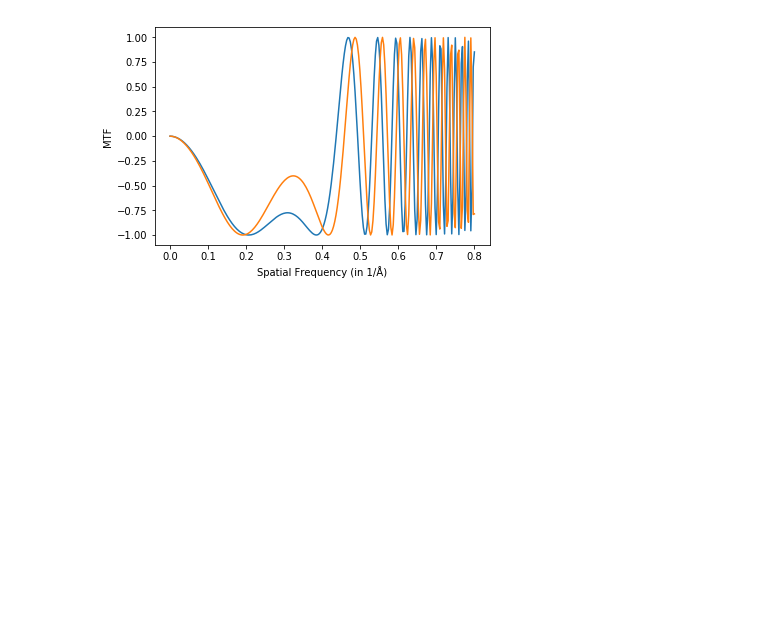
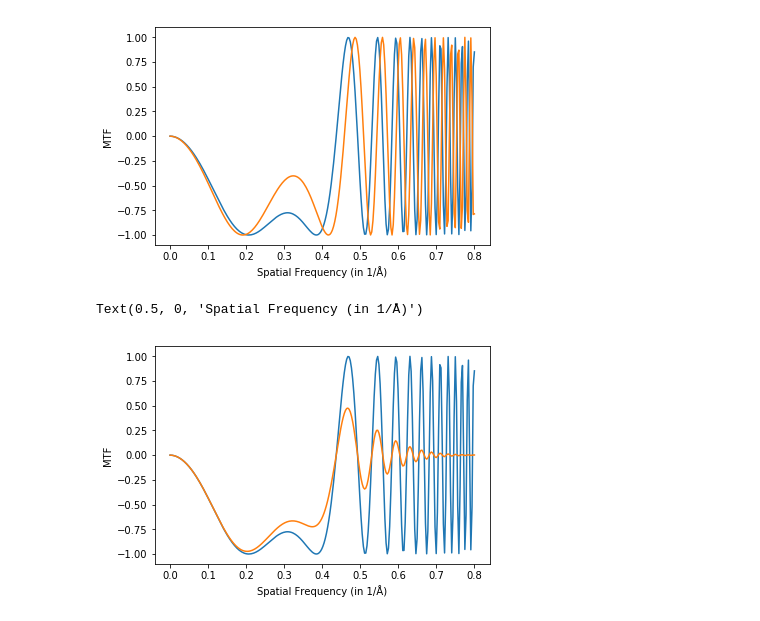
Before and after one commit to jacobjma/tensorwaves, a Jupyter notebook: examples/benchmark/kirkland_fig_3.4-3.6.ipynb, the cells around one changed output. Drawn from its saved outputs; the diff is of its cells as text; code cells hidden in the pictures; blank space fills up the shorter version.

```diff
--- a/examples/benchmark/kirkland_fig_3.4-3.6.ipynb
+++ b/examples/benchmark/kirkland_fig_3.4-3.6.ipynb
@@ -26,3 +26,22 @@ plt.xlabel('Spatial Frequency (in 1/Å)')
 # %% [output]
 Text(0.5, 0, 'Spatial Frequency (in 1/Å)')
 [figure]
+# %%
+# TODO : include partial spatial coherence to match Kirkland figure
+
+ctf = CTF(energy=200e3)
+ctf.aberrations.parametrization.defocus = -600
+ctf.aberrations.parametrization.Cs = 1e7
+
+k, phi = ctf.line_data(0, k_max=.8, n=256)
+plt.plot(k, phi.numpy().imag)
+
+ctf.temporal_envelope.focal_spread = 100
+k, phi = ctf.line_data(0, k_max=.8, n=256)
+
+plt.plot(k, phi.numpy().imag)
+plt.ylabel('MTF')
+plt.xlabel('Spatial Frequency (in 1/Å)')
+# %% [output]
+Text(0.5, 0, 'Spatial Frequency (in 1/Å)')
+[figure, added]
```
Also changed, not shown: parts of 1 cell of this notebook, 13 other files.
